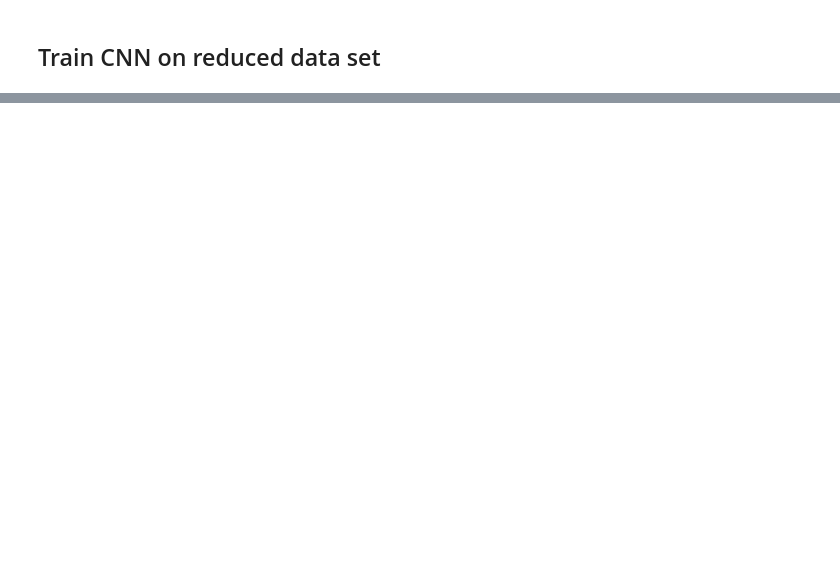
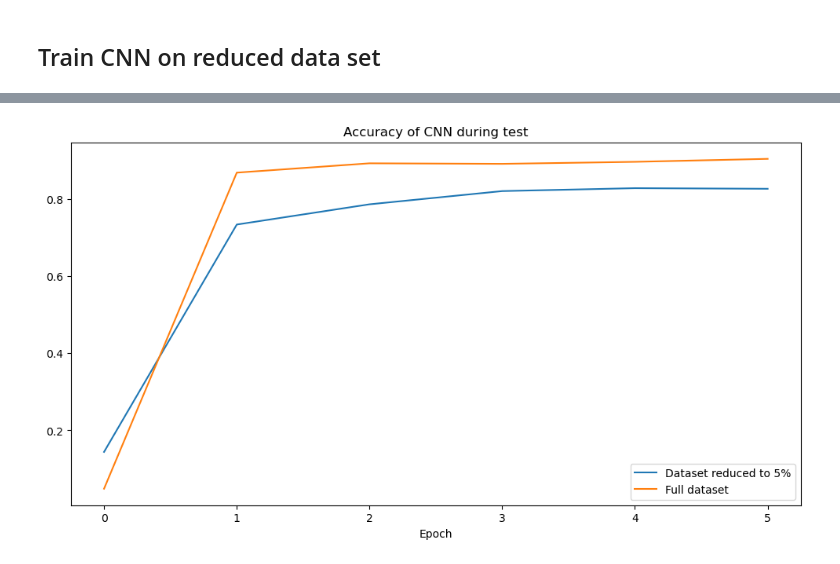
Before and after one commit to alexandre-flamant/FashionMNISTDataAugmentation, a Jupyter notebook: src/Data augmentation on MNIST.ipynb, the cells around one changed output, grey strips where cells are left out. Saved outputs shown, nothing was run; the diff lists cells and outputs as text; code cells hidden in the pictures; blank space fills up the shorter version.

```diff
--- a/src/Data augmentation on MNIST.ipynb
+++ b/src/Data augmentation on MNIST.ipynb
@@ -461,3 +431,21 @@ for ax in (ax1, ax2):
 # %%
 # Delete some, now, useless variables
 del loss_function_cnn_reduced, lr_cnn_reduced, betas_cnn_reduced, optimizer_cnn_reduced
+# %%
+# Plots of accuracy and of loss function, images generated from your reference sample.
+epochs = np.arange(n_epoch_cnn+1)
+fig,  ax1= plt.subplots(1, 1, figsize=(12,6))
+
+ax1.plot(epochs, accuracies_test_cnn_reduced, label = "Dataset reduced to 5%")
+ax1.plot(epochs, accuracies_test_cnn_full, label = "Full dataset")
+ax1.set_title('Accuracy of CNN during test')
+ax1.set_xlabel('Epoch')
+ax1.legend()
+
+for ax in (ax1, ax2):
+    ax.xaxis.set_major_locator(MaxNLocator(integer=True))
+    ax.xaxis.set_major_formatter(FormatStrFormatter('%.0f'))
+
+plt.savefig("../figures/CNN_Accuracy_comparison.png")
+# %% [output]
+[figure, added]
```
Also changed, not shown: parts of 23 cells of this notebook, 7 other files.
